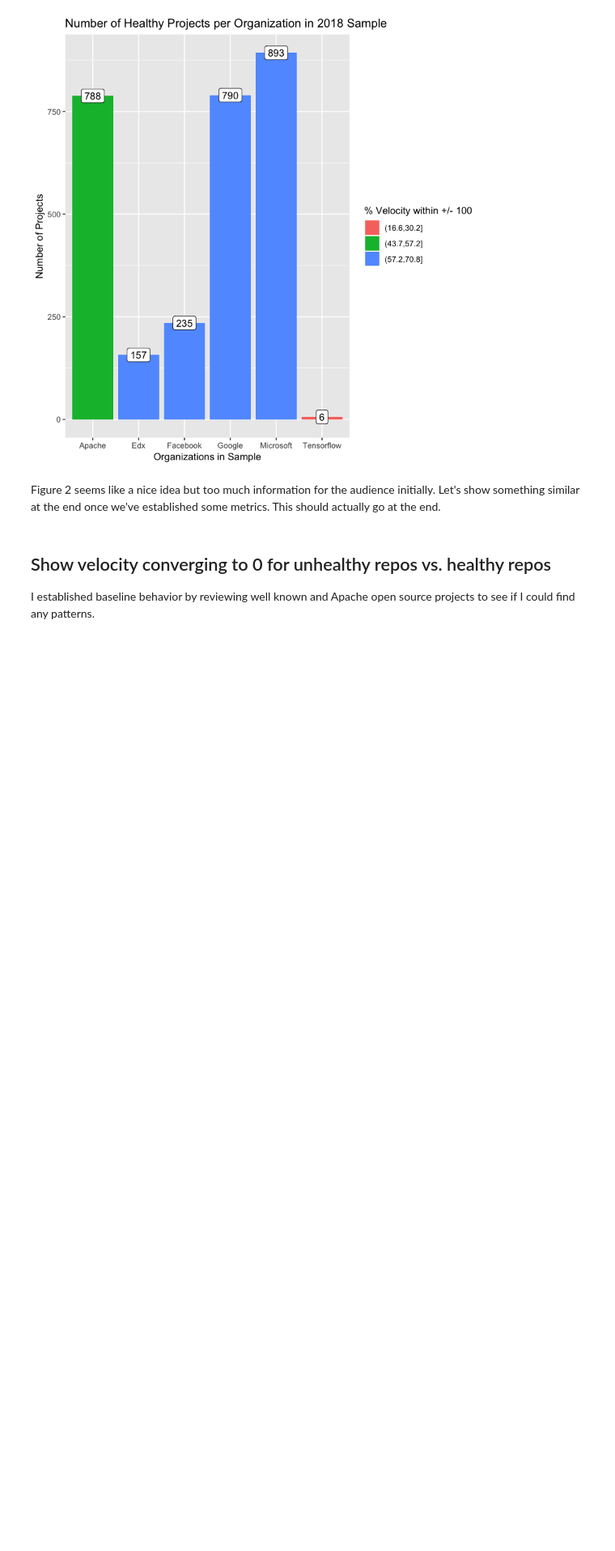
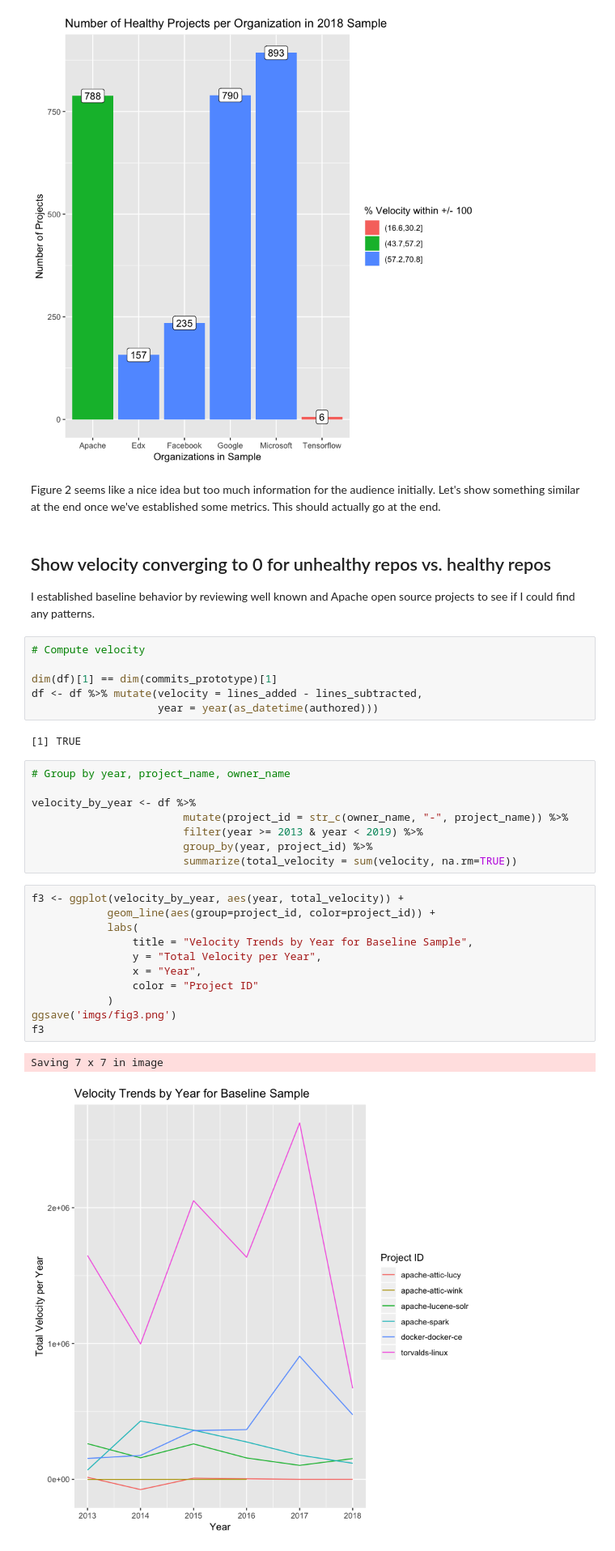
Before and after one commit to tbonza/EDS19, a Jupyter notebook: project/FinalReport.ipynb, the cells around one changed output. Shown at 81% size. Cells and saved outputs as stored; diff of their text form; blank space fills up the shorter version.

Commit message:
added velocity trends by year for baseline sample

```diff
--- a/project/FinalReport.ipynb
+++ b/project/FinalReport.ipynb
@@ -252,3 +249,33 @@ should actually go at the end.
 
 I established baseline behavior by reviewing well known and Apache open
 source projects to see if I could find any patterns.
+# %%
+# Compute velocity
+
+dim(df)[1] == dim(commits_prototype)[1]
+df <- df %>% mutate(velocity = lines_added - lines_subtracted,
+                    year = year(as_datetime(authored)))
+# %% [output]
+[1] TRUE
+# %%
+# Group by year, project_name, owner_name
+
+velocity_by_year <- df %>%
+                        mutate(project_id = str_c(owner_name, "-", project_name)) %>%
+                        filter(year >= 2013 & year < 2019) %>%
+                        group_by(year, project_id) %>%
+                        summarize(total_velocity = sum(velocity, na.rm=TRUE))
+# %%
+f3 <- ggplot(velocity_by_year, aes(year, total_velocity)) +
+            geom_line(aes(group=project_id, color=project_id)) +
+            labs(
+                title = "Velocity Trends by Year for Baseline Sample",
+                y = "Total Velocity per Year",
+                x = "Year",
+                color = "Project ID"
+            )
+ggsave('imgs/fig3.png')
+f3
+# %% [output]
+Saving 7 x 7 in image
+[figure, added]
```
Also changed, not shown: parts of 1 cell of this notebook.
